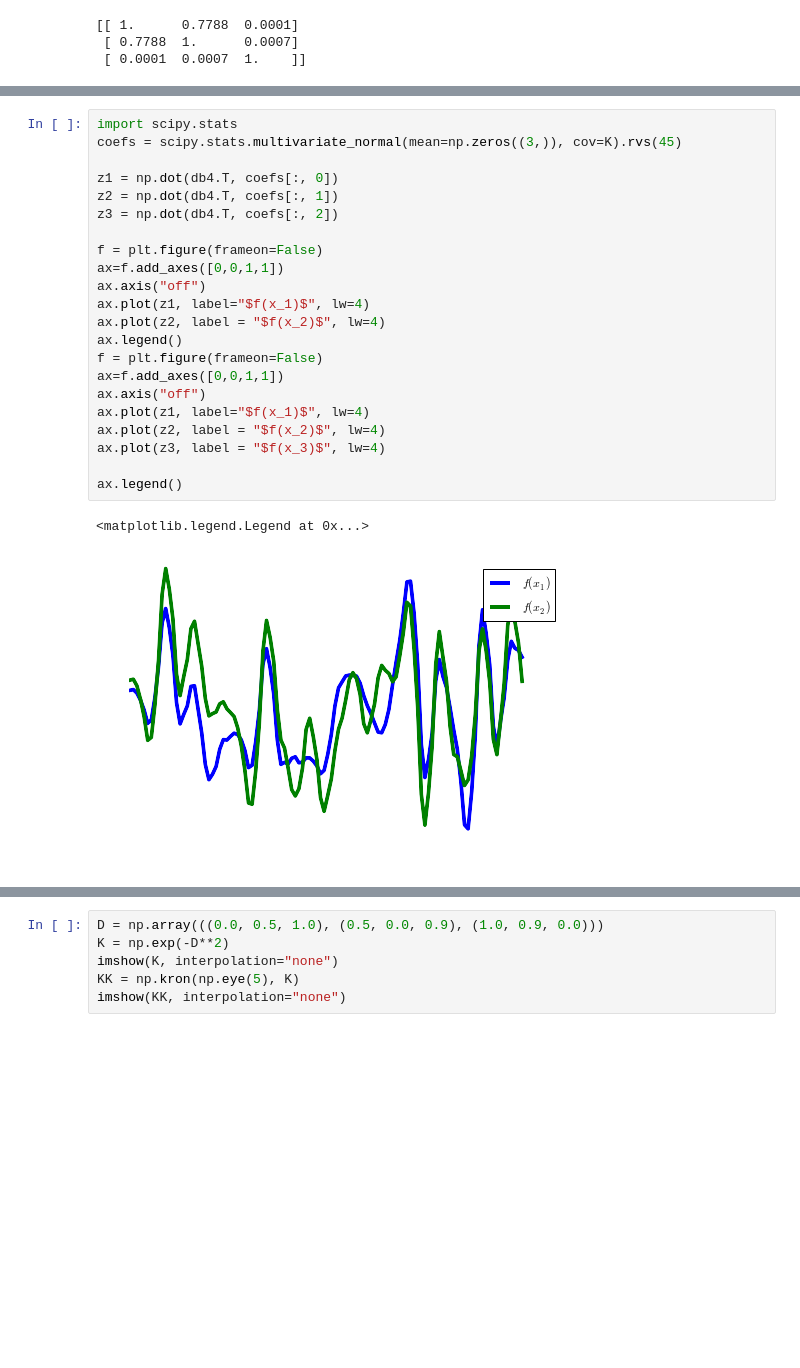
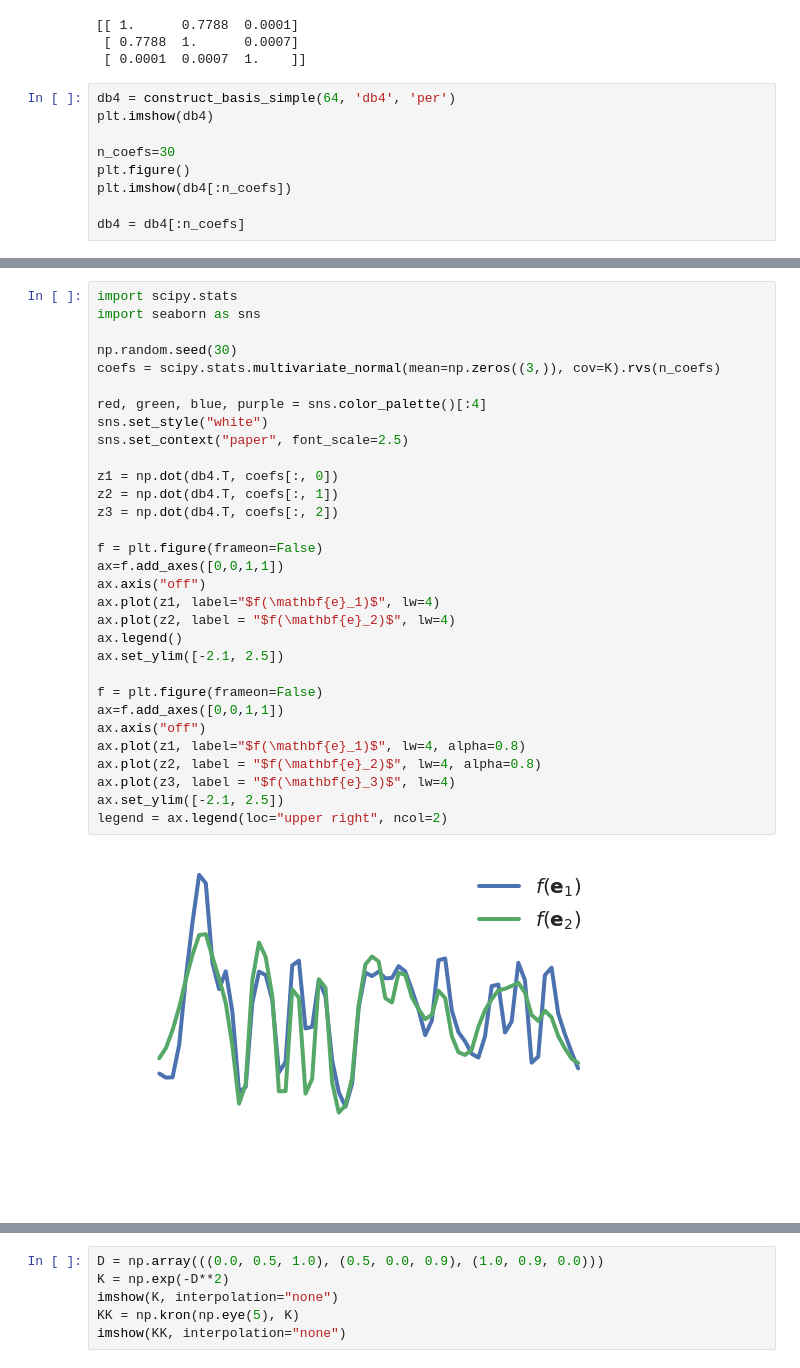
Before and after one commit to davmre/sigvisa, a Jupyter notebook: notebooks/rugs_wavelet_illustrations.ipynb, the cells around one changed output, grey strips where cells are left out. Drawn from its saved outputs; the diff is of its cells as text; blank space fills up the shorter version.

```diff
--- a/notebooks/rugs_wavelet_illustrations.ipynb
+++ b/notebooks/rugs_wavelet_illustrations.ipynb
@@ -123,3 +131,12 @@ print K
 [[ 1.      0.7788  0.0001]
  [ 0.7788  1.      0.0007]
  [ 0.0001  0.0007  1.    ]]
+# %%
+db4 = construct_basis_simple(64, 'db4', 'per')
+plt.imshow(db4)
+
+n_coefs=30
+plt.figure()
+plt.imshow(db4[:n_coefs])
+
+db4 = db4[:n_coefs]
@@ -126,25 +146,33 @@ print K
 # %%
 import scipy.stats
-coefs = scipy.stats.multivariate_normal(mean=np.zeros((3,)), cov=K).rvs(45)
+import seaborn as sns
+
+np.random.seed(30)
+coefs = scipy.stats.multivariate_normal(mean=np.zeros((3,)), cov=K).rvs(n_coefs)
+
+red, green, blue, purple = sns.color_palette()[:4]
+sns.set_style("white")
+sns.set_context("paper", font_scale=2.5)
 
 z1 = np.dot(db4.T, coefs[:, 0])
 z2 = np.dot(db4.T, coefs[:, 1])
 z3 = np.dot(db4.T, coefs[:, 2])
 
 f = plt.figure(frameon=False)
 ax=f.add_axes([0,0,1,1])
 ax.axis("off")
-ax.plot(z1, label="$f(x_1)$", lw=4)
-ax.plot(z2, label = "$f(x_2)$", lw=4)
+ax.plot(z1, label="$f(\mathbf{e}_1)$", lw=4)
+ax.plot(z2, label = "$f(\mathbf{e}_2)$", lw=4)
 ax.legend()
+ax.set_ylim([-2.1, 2.5])
+
 f = plt.figure(frameon=False)
 ax=f.add_axes([0,0,1,1])
 ax.axis("off")
-ax.plot(z1, label="$f(x_1)$", lw=4)
-ax.plot(z2, label = "$f(x_2)$", lw=4)
-ax.plot(z3, label = "$f(x_3)$", lw=4)
-
-ax.legend()
+ax.plot(z1, label="$f(\mathbf{e}_1)$", lw=4, alpha=0.8)
+ax.plot(z2, label = "$f(\mathbf{e}_2)$", lw=4, alpha=0.8)
+ax.plot(z3, label = "$f(\mathbf{e}_3)$", lw=4)
+ax.set_ylim([-2.1, 2.5])
+legend = ax.legend(loc="upper right", ncol=2)
 # %% [output]
-<matplotlib.legend.Legend at 0x...>
-[figure, old version]
+[figure, new version]
```
Also changed, not shown: parts of 7 cells of this notebook, 15 other files.
